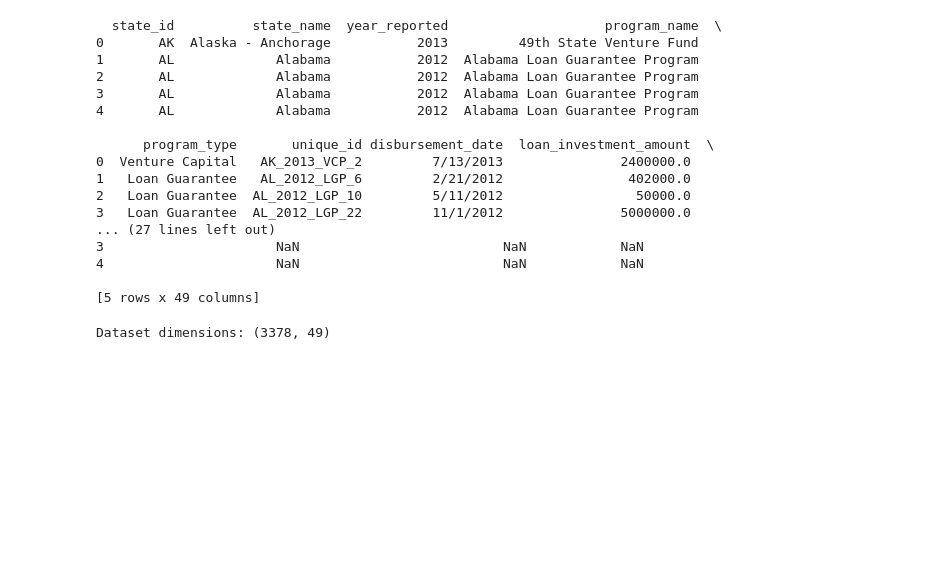
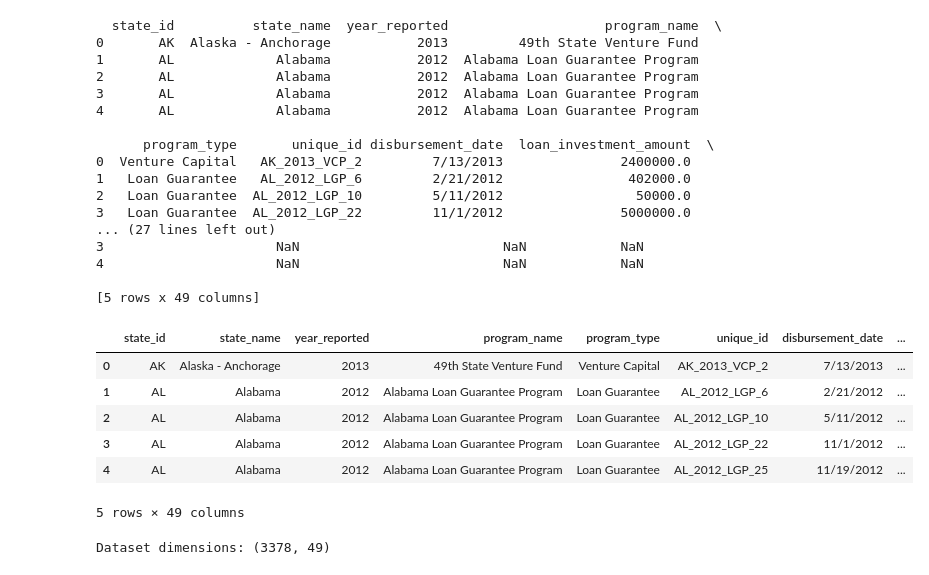
Before and after one commit to ManiaEsprit2024/Mania, a Jupyter notebook: Notebooks/MediumBig Business.ipynb, the cells around one changed output. Saved outputs shown, nothing was run; the diff lists cells and outputs as text; code cells hidden in the pictures; blank space fills up the shorter version.

```diff
--- a/Notebooks/MediumBig Business.ipynb
+++ b/Notebooks/MediumBig Business.ipynb
@@ -24,6 +26,16 @@ print(df.head())
 4                      NaN                          NaN            NaN
 
 [5 rows x 49 columns]
+# %%
+df.head()
+# %% [output]
+|  | state_id | state_name | year_reported | program_name | program_type | unique_id | disbursement_date | ... |
+| 0 | AK | Alaska - Anchorage | 2013 | 49th State Venture Fund | Venture Capital | AK_2013_VCP_2 | 7/13/2013 | ... |
+| 1 | AL | Alabama | 2012 | Alabama Loan Guarantee Program | Loan Guarantee | AL_2012_LGP_6 | 2/21/2012 | ... |
+| 2 | AL | Alabama | 2012 | Alabama Loan Guarantee Program | Loan Guarantee | AL_2012_LGP_10 | 5/11/2012 | ... |
+| 3 | AL | Alabama | 2012 | Alabama Loan Guarantee Program | Loan Guarantee | AL_2012_LGP_22 | 11/1/2012 | ... |
+| 4 | AL | Alabama | 2012 | Alabama Loan Guarantee Program | Loan Guarantee | AL_2012_LGP_25 | 11/19/2012 | ... |
+5 rows × 49 columns
 # %%
 print("Dataset dimensions:", df.shape)
 # %% [output]
```
Also changed, not shown: parts of 4 cells of this notebook, 4 other files.
